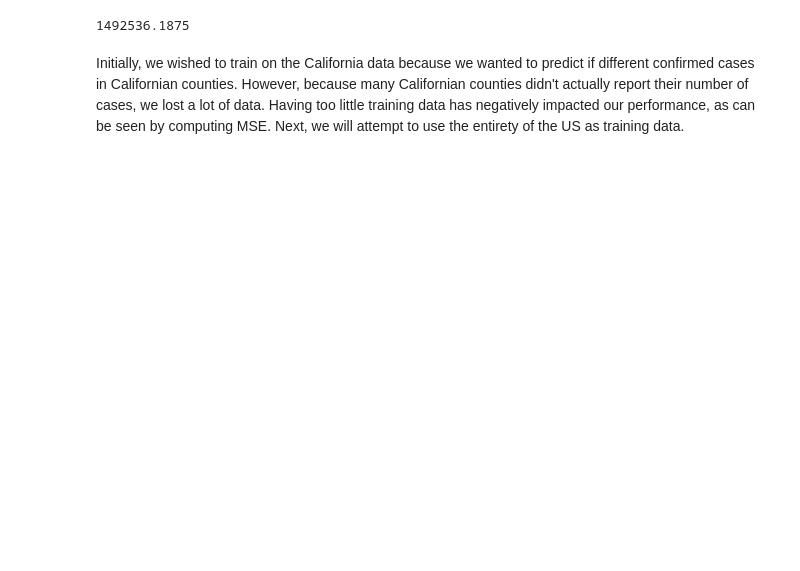
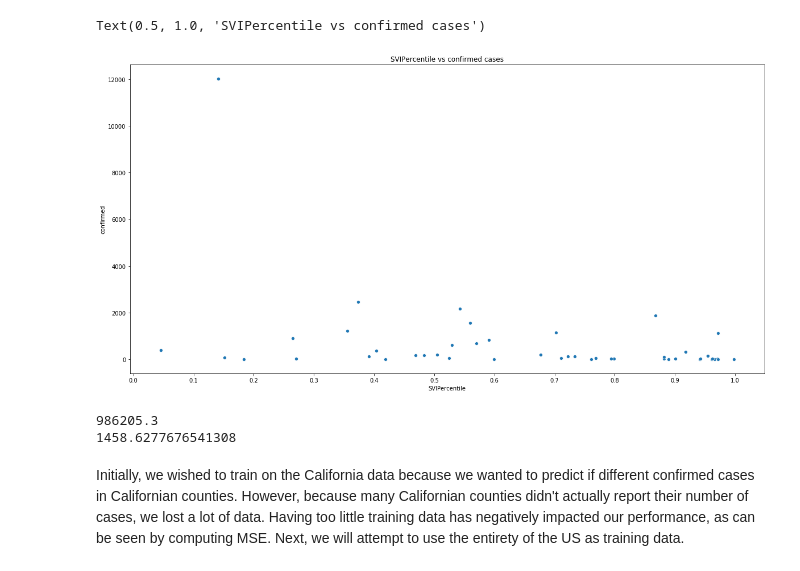
Before and after one commit to franailin/data100proj, a Jupyter notebook: covid19/Untitled.ipynb, the cells around one changed output. Cells and saved outputs as stored; diff of their text form; code cells hidden in the pictures; blank space fills up the shorter version.

```diff
--- a/covid19/Untitled.ipynb
+++ b/covid19/Untitled.ipynb
@@ -19,6 +22,9 @@ deaths = pd.read_csv('time_series_covid19_deaths_US.csv')
 #We will first create tables only where California is concerned
 ca_data = states_data[states_data["Province_State"] == 'California']
 ca_counties = counties[counties["State"] == 'California'][["countyFIPS", 'PopulationEstimate2018', "PopulationDensityperSqMile2010", "MedicareEnrollment,AgedTot2017", "SVIPercentile"]]
+
+#Percentiles should not be negative
+ca_counties = ca_counties[ca_counties["SVIPercentile"] > 0]
 ca_deaths = deaths[deaths["Province_State"] == 'California']
 
 #We only care about the total deaths, which is found in column 4/18/20
@@ -39,6 +45,7 @@ ca_counties = ca_counties.fillna(-1)
 ca_counties = ca_counties[ca_counties["deaths"] >= 0]
 ca_counties = ca_counties[ca_counties["confirmed"] >= 0]
 ca_counties = ca_counties.drop(["FIPSFIPS", "FIPScountyFIPS"], axis = 1)
+ca_counties = ca_counties[ca_counties["deaths"] + ca_counties["confirmed"] != 0]
 ca_counties
 # %% [output]
 |  | countyFIPS | PopulationEstimate2018 | PopulationDensityperSqMile2010 | MedicareEnrollment,AgedTot2017 | SVIPercentile | deaths | ... |
@@ -58,6 +65,15 @@ ca_counties
 | 239 | 6111.0 | 850967.0 | 446.7 | 126830.0 | 0.4828 | 2.0 | ... |
 | 240 | 6113.0 | 220408.0 | 197.9 | 25943.0 | 0.6768 | 4.0 | ... |
 | 241 | 6115.0 | 78041.0 | 114.2 | 9281.0 | 0.9420 | 2.0 | ... |
+# %%
+fig, ax = plt.subplots(figsize = (20, 10))
+sns.scatterplot(ca_counties["SVIPercentile"], ca_counties["confirmed"])
+ax.xaxis.set_ticks(np.arange(0, 1.1, 0.1))
+ax.xaxis.set_major_formatter(ticker.FormatStrFormatter('%0.1f'))
+plt.title("SVIPercentile vs confirmed cases")
+# %% [output]
+Text(0.5, 1.0, 'SVIPercentile vs confirmed cases')
+[figure, added]
 # %%
 #We conduct Train Test Split here, train data is 0.8 of our original and test data is 0.2
 tr, te = train_test_split(ca_counties, test_size=0.2)
@@ -74,12 +90,25 @@ model = LogisticRegression()
 model.fit(x_tr, y_tr)
 y_pred = model.predict(x_te)
 
-def computeMSE(y, y_hat):
-    return 1/(len(y)) * np.sum((y - y_hat)**2)
+#Function that computes RMSE
+def computeRMSE(y, y_hat):
+    return np.sqrt(1/(len(y)) * np.sum((y - y_hat) * (y - y_hat)))
+
+#Function that computes cross_validation
+def cross_validate_rmse(model, tr_x, tr_y, n):
+    model = clone(model)
+    n_fold = KFold(n_splits=n)
+    rmse_values = []
+    for tr_ind, va_ind in n_fold.split(tr_x):
+        model.fit(tr_x.iloc[tr_ind,:], tr_y.iloc[tr_ind])
+        rmse_values.append(computeRMSE(tr_y.iloc[va_ind], model.predict(tr_x.iloc[va_ind,:])))
+    return np.mean(rmse_values)
 
 print(computeMSE(y_te, y_pred))
+print(cross_validate_rmse(model, x_tr, y_tr, 5))
 # %% [output]
-1492536.1875
+986205.3
+1458.6277676541308
 # %% [markdown]
 Initially, we wished to train on the California data because we wanted to predict if different confirmed cases in Californian counties. However, because many Californian counties didn't actually report their number of cases, we lost a lot of data. Having too little training data has negatively impacted our performance, as can be seen by computing MSE. Next, we will attempt to use the entirety of the US as training data.
 # %%
```
Also changed, not shown: parts of 4 cells of this notebook.
